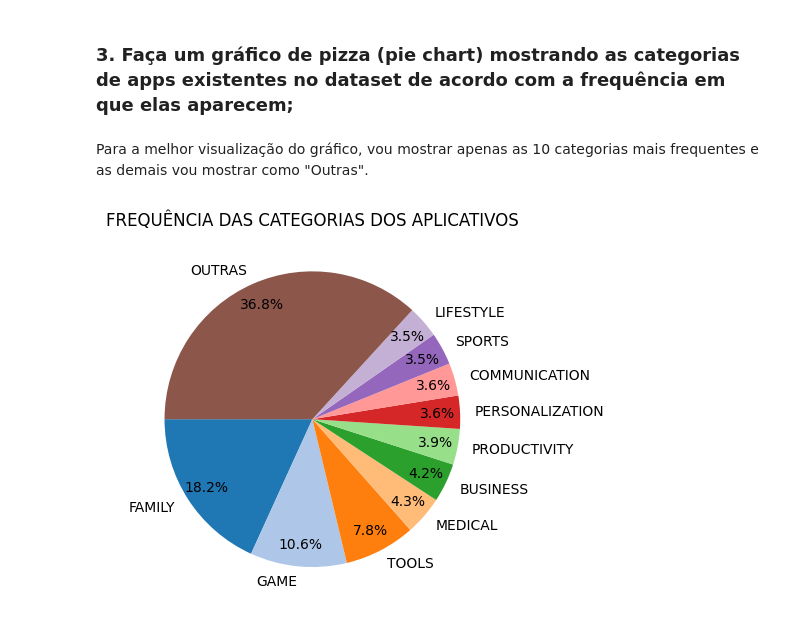
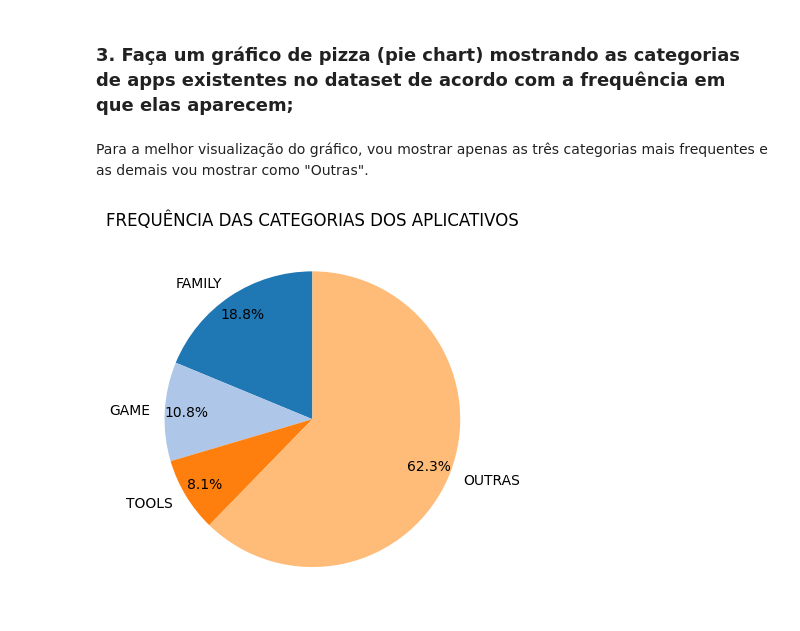
Before and after one commit to aline-hoffmann/scholarship-compass, a Jupyter notebook: Sprint_2/Desafio/desafio.ipynb, the cells around one changed output. Saved outputs shown, nothing was run; the diff lists cells and outputs as text; code cells hidden in the pictures.

Commit message:
alteração do gráfico pizza para três categorias mais frequentes

```diff
--- a/Sprint_2/Desafio/desafio.ipynb
+++ b/Sprint_2/Desafio/desafio.ipynb
@@ -119,32 +105,32 @@ plt.show()
 # %% [markdown]
 ### 3. Faça um gráfico de pizza (pie chart) mostrando as categorias de apps existentes no dataset de acordo com a frequência em que elas aparecem;
 # %% [markdown]
-Para a melhor visualização do gráfico, vou mostrar apenas as 10 categorias mais frequentes e as demais vou mostrar como "Outras".
+Para a melhor visualização do gráfico, vou mostrar apenas as três categorias mais frequentes e as demais vou mostrar como "Outras".
 # %%
 # Contando os aplicativos por categoria e transformando em porcentagem
 cont_categoria = df['Category'].value_counts(normalize=True) * 100
 cont_categoria = cont_categoria.round(2)
 
 # Selecionando as 10 categorias mais frequentes e fazendo a contagem das outras
-top10 = cont_categoria.head(10)
-outras = cont_categoria[10:].sum()
+top3 = cont_categoria.head(3)
+outras = cont_categoria[3:].sum()
 
 #Criando a categoria "Outras"
-top10['OUTRAS'] = outras
+top3['OUTRAS'] = outras
 # %%
 # Colocando cores diferentes
 colors = plt.cm.tab20.colors
 
 # Criando o gráfico pizza com as 10 categorias mais frequentes e outras
-plt.pie(top10, labels=top10.index, autopct='%1.1f%%', startangle=180, pctdistance=0.85, labeldistance=1.1, colors=colors)
+plt.pie(top3, labels=top3.index, autopct='%1.1f%%', startangle=90, pctdistance=0.85, labeldistance=1.1, colors=colors)
 
 # Colocando um título para o gráfico
 plt.title('FREQUÊNCIA DAS CATEGORIAS DOS APLICATIVOS')
 
 # Salvando a imagem do gráfico
 plt.savefig('categorias-pizza.png')
 
 # Mostrando o gráfico
 plt.show()
 # %% [output]
-[figure, old version]
+[figure, new version]
```
Also changed, not shown: parts of 1 cell of this notebook, 1 other file.
